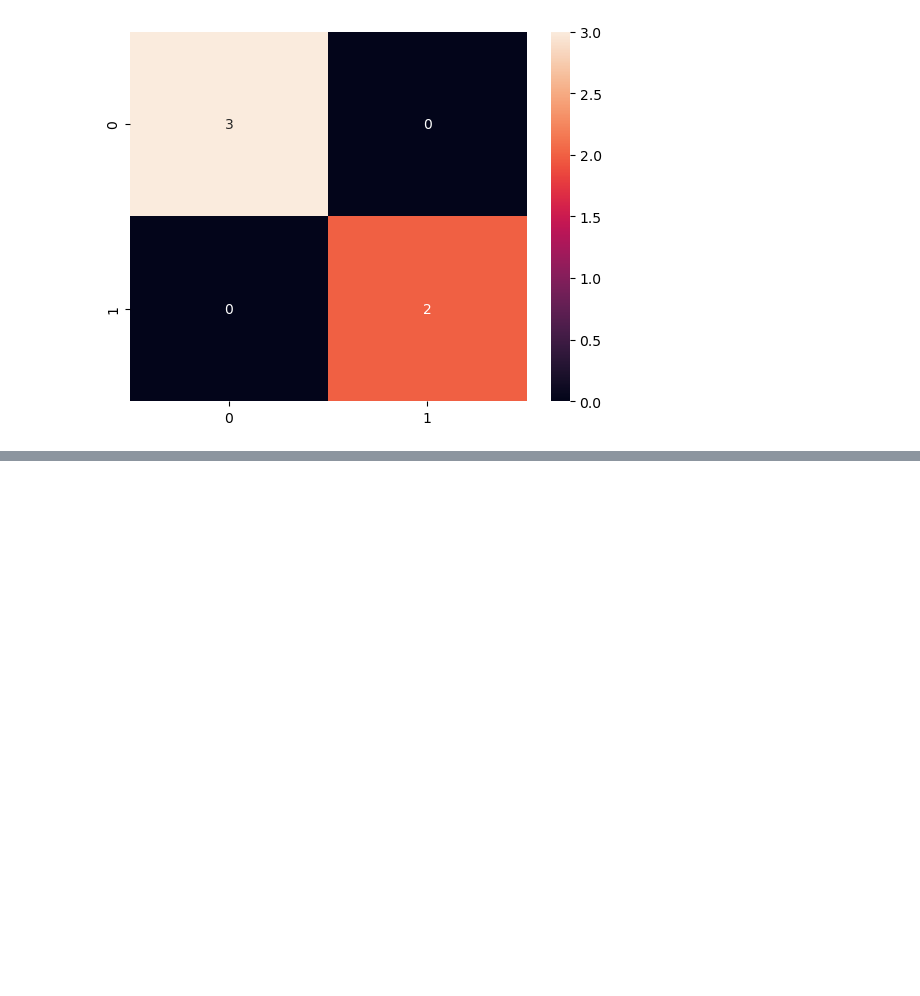
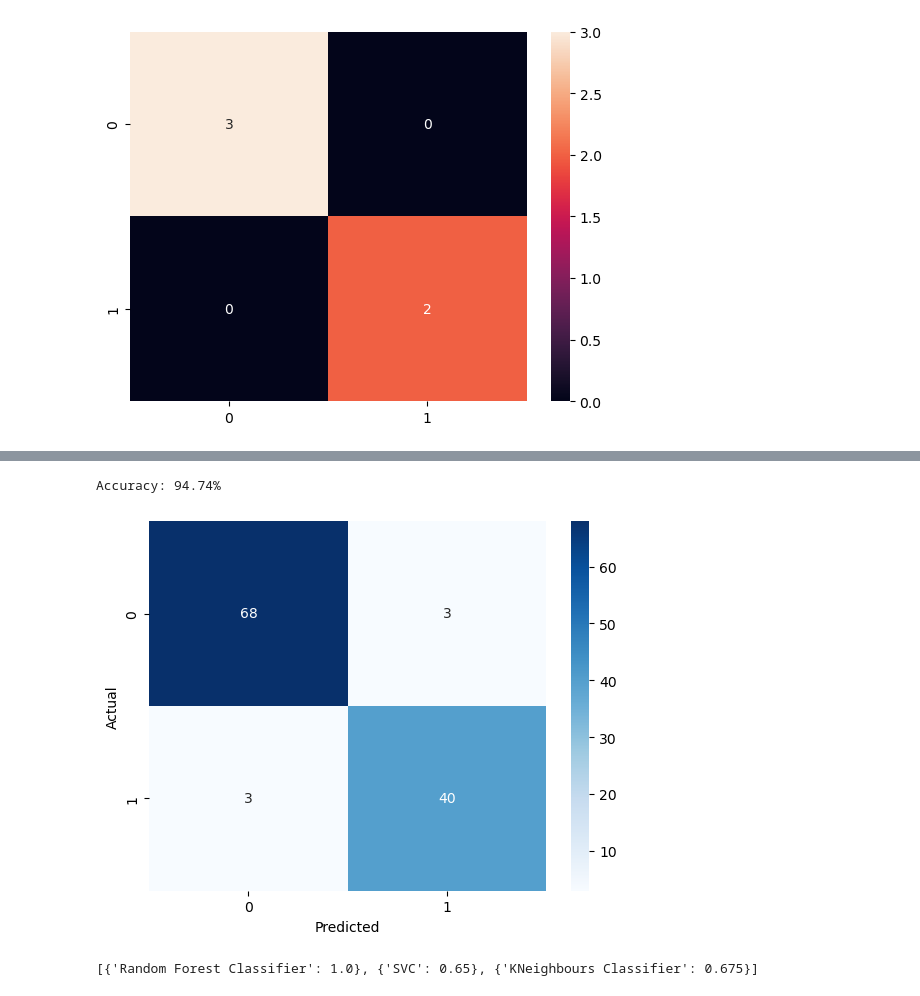
Before and after one commit to Shlok081205/python-ml-journey, a Jupyter notebook: 03-machine-learning/t2_04.ipynb, the cells around one changed output, grey strips where cells are left out. Saved outputs shown, nothing was run; the diff lists cells and outputs as text; code cells hidden in the pictures; blank space fills up the shorter version.

```diff
--- a/03-machine-learning/t2_04.ipynb
+++ b/03-machine-learning/t2_04.ipynb
@@ -249,0 +293,57 @@ plt.show()
+# %%
+import pandas as pd
+import seaborn as sns
+import matplotlib.pyplot as plt
+from sklearn.model_selection import train_test_split
+from sklearn.ensemble import RandomForestClassifier
+from sklearn.metrics import accuracy_score, confusion_matrix
+
+# Load and clean data
+df = pd.read_csv('/home/shlok/College/SemIV/FCSP2/03-machine-learning/DATA/DATASET/Datasets/cancer.csv')
+df.drop(columns=['Unnamed: 32', 'id'], inplace=True, errors='ignore')
+
+# Features and Target
+X = df.drop(columns=['diagnosis'],axis=1)
+y = df['diagnosis']
+
+# Split data
+X_train, X_test, y_train, y_test = train_test_split(X, y, test_size=0.2, random_state=42)
+
+# Model Training
+model = RandomForestClassifier(n_estimators=5,random_state=42)
+model.fit(X_train, y_train)
+
+# Evaluation
+y_pred = model.predict(X_test)
+accuracy = accuracy_score(y_test, y_pred)
+print(f"Accuracy: {accuracy * 100:.2f}%")
+
+# Visualization
+cf = confusion_matrix(y_test, y_pred)
+sns.heatmap(cf, annot=True, fmt='d', cmap='Blues')
+plt.xlabel('Predicted')
+plt.ylabel('Actual')
+plt.show()
+# %% [output]
+Accuracy: 94.74%
+[figure, added]
+# %%
+from sklearn.neighbors import KNeighborsClassifier
+df = pd.read_csv("/home/shlok/College/SemIV/FCSP2/03-machine-learning/DATA/DATASET/Datasets/drug200.csv")
+x = df.drop(labels=["Drug"],axis=1)
+x = pd.get_dummies(x)
+y = df["Drug"]
+xtrain,xtest,ytrain,ytest = train_test_split(x,y,test_size=0.2,random_state=42)
+accs = []
+models = {RandomForestClassifier(n_estimators=10,criterion="entropy",max_depth=4):"Random Forest Classifier",SVC(kernel="rbf",C=3):"SVC",KNeighborsClassifier(n_neighbors=5):"KNeighbours Classifier"}
+for i in models.keys():
+    model = i
+    model.fit(xtrain,ytrain)
+    pre = model.predict(xtest)
+    acc = accuracy_score(ytest,pre)
+    # cm = confusion_matrix(ytest,pre)
+    accs.append({models[i]:acc})
+print(accs)
+# sns.heatmap(data=accs,annot=True)
+# %% [output]
+[{'Random Forest Classifier': 1.0}, {'SVC': 0.65}, {'KNeighbours Classifier': 0.675}]
```
Also changed, not shown: parts of 3 cells of this notebook.
